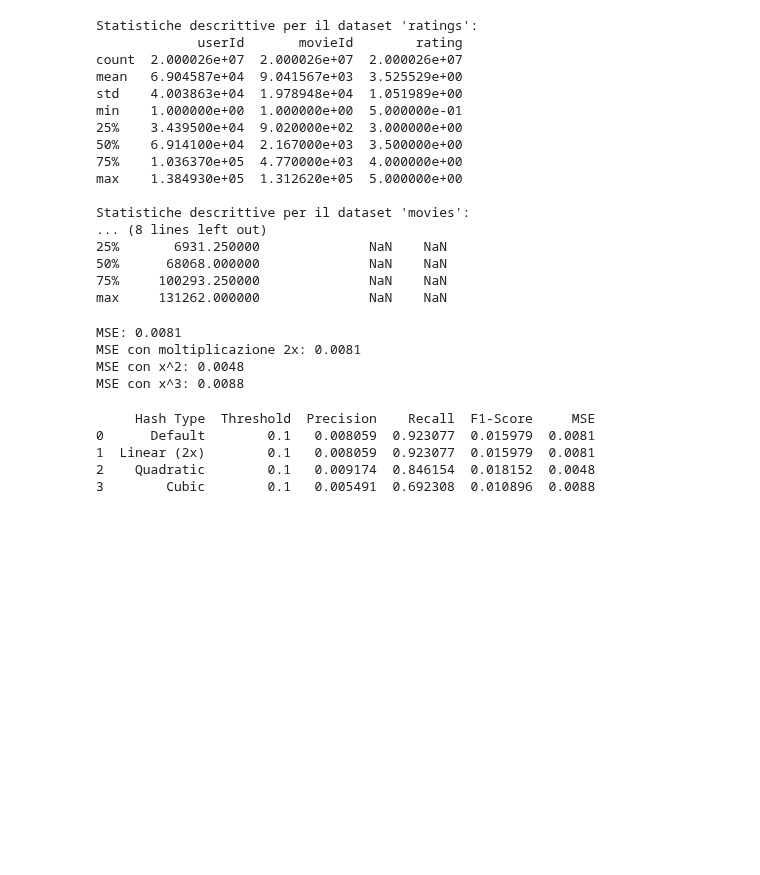
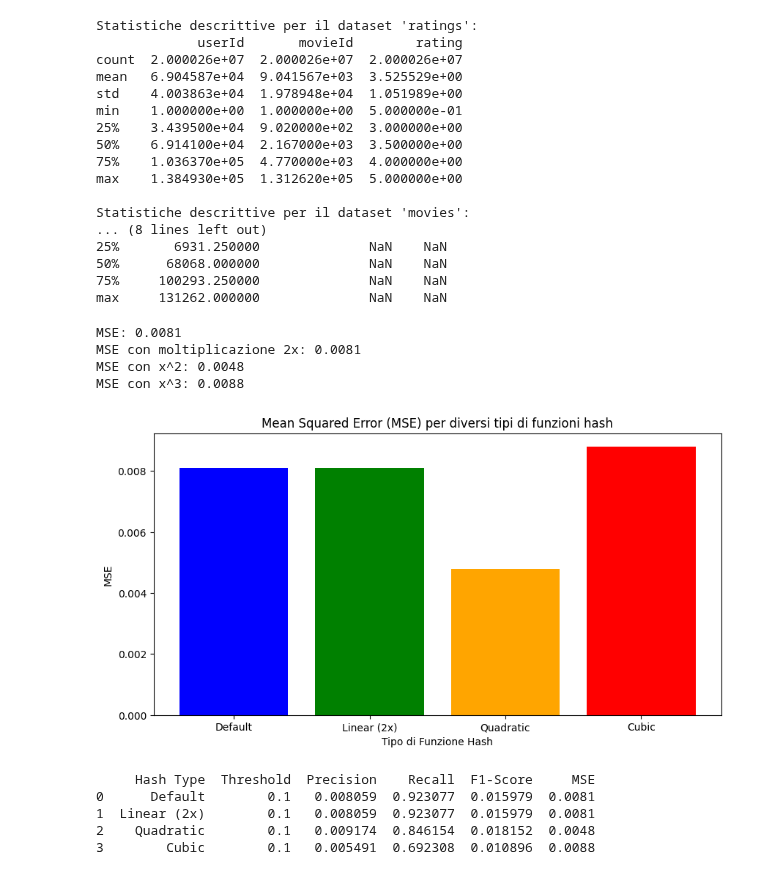
Before and after one commit to emanueleiacca/ADM-HW4, a Jupyter notebook: DataPreparation.ipynb, the cells around one changed output. Drawn from its saved outputs; the diff is of its cells as text; code cells hidden in the pictures; blank space fills up the shorter version.

```diff
--- a/DataPreparation.ipynb
+++ b/DataPreparation.ipynb
@@ -480,6 +480,15 @@ MSE: 0.0081
 MSE con moltiplicazione 2x: 0.0081
 MSE con x^2: 0.0048
 MSE con x^3: 0.0088
+# %%
+plt.figure(figsize=(10, 5))
+plt.bar(df_results['Hash Type'], df_results['MSE'], color=['blue', 'green', 'orange', 'red'])
+plt.title('Mean Squared Error (MSE) per diversi tipi di funzioni hash')
+plt.xlabel('Tipo di Funzione Hash')
+plt.ylabel('MSE')
+plt.show()
+# %% [output]
+[figure, added]
 # %%
 def evaluate_threshold_performance(user_movie_data, signatures, selected_users, threshold):
     true_positive = 0
```
Also changed, not shown: parts of 3 cells of this notebook.
